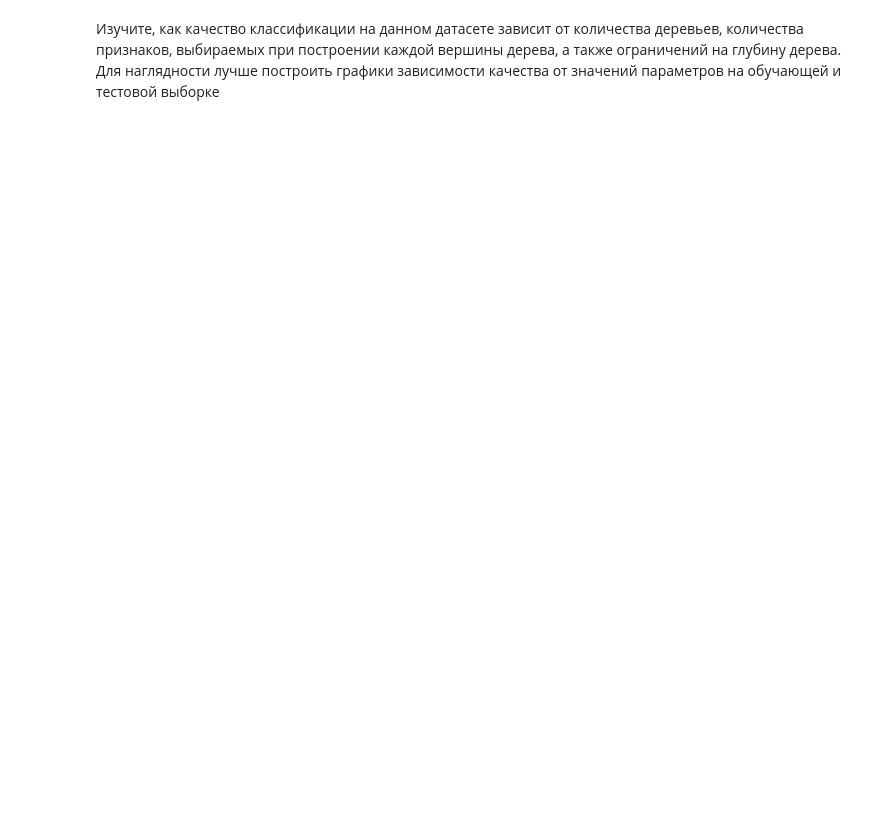
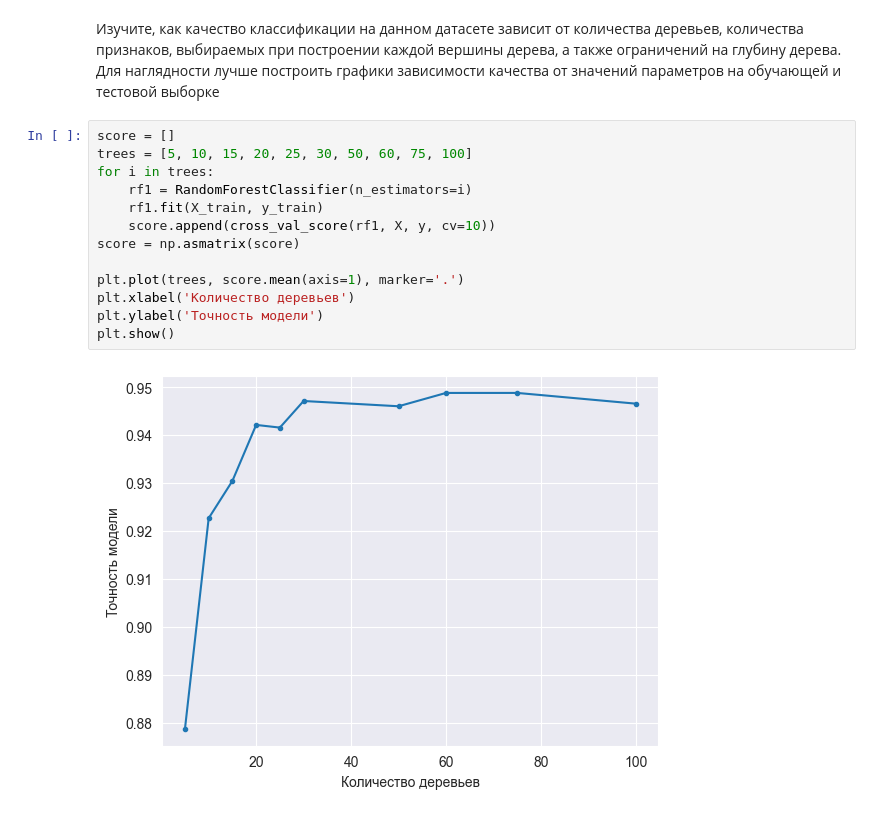
Before and after one commit to CuteLer/recommendation-systems, a Jupyter notebook: lab3/Валерия Михайловская - Лабораторная работа 3.ipynb, the cells around one changed output. Saved outputs shown, nothing was run; the diff lists cells and outputs as text; blank space fills up the shorter version.

```diff
--- a/lab3/Валерия Михайловская - Лабораторная работа 3.ipynb
+++ b/lab3/Валерия Михайловская - Лабораторная работа 3.ipynb
@@ -102,2 +103,17 @@ accuracy
 # %% [markdown]
 Изучите, как качество классификации на данном датасете зависит от количества деревьев, количества признаков, выбираемых при построении каждой вершины дерева, а также ограничений на глубину дерева. Для наглядности лучше построить графики зависимости качества от значений параметров на обучающей и тестовой выборке
+# %%
+score = []
+trees = [5, 10, 15, 20, 25, 30, 50, 60, 75, 100]
+for i in trees:
+    rf1 = RandomForestClassifier(n_estimators=i)
+    rf1.fit(X_train, y_train)
+    score.append(cross_val_score(rf1, X, y, cv=10))
+score = np.asmatrix(score)
+
+plt.plot(trees, score.mean(axis=1), marker='.')
+plt.xlabel('Количество деревьев')
+plt.ylabel('Точность модели')
+plt.show()
+# %% [output]
+[figure, added]
```
Also changed, not shown: parts of 7 cells of this notebook, 2 other files.
